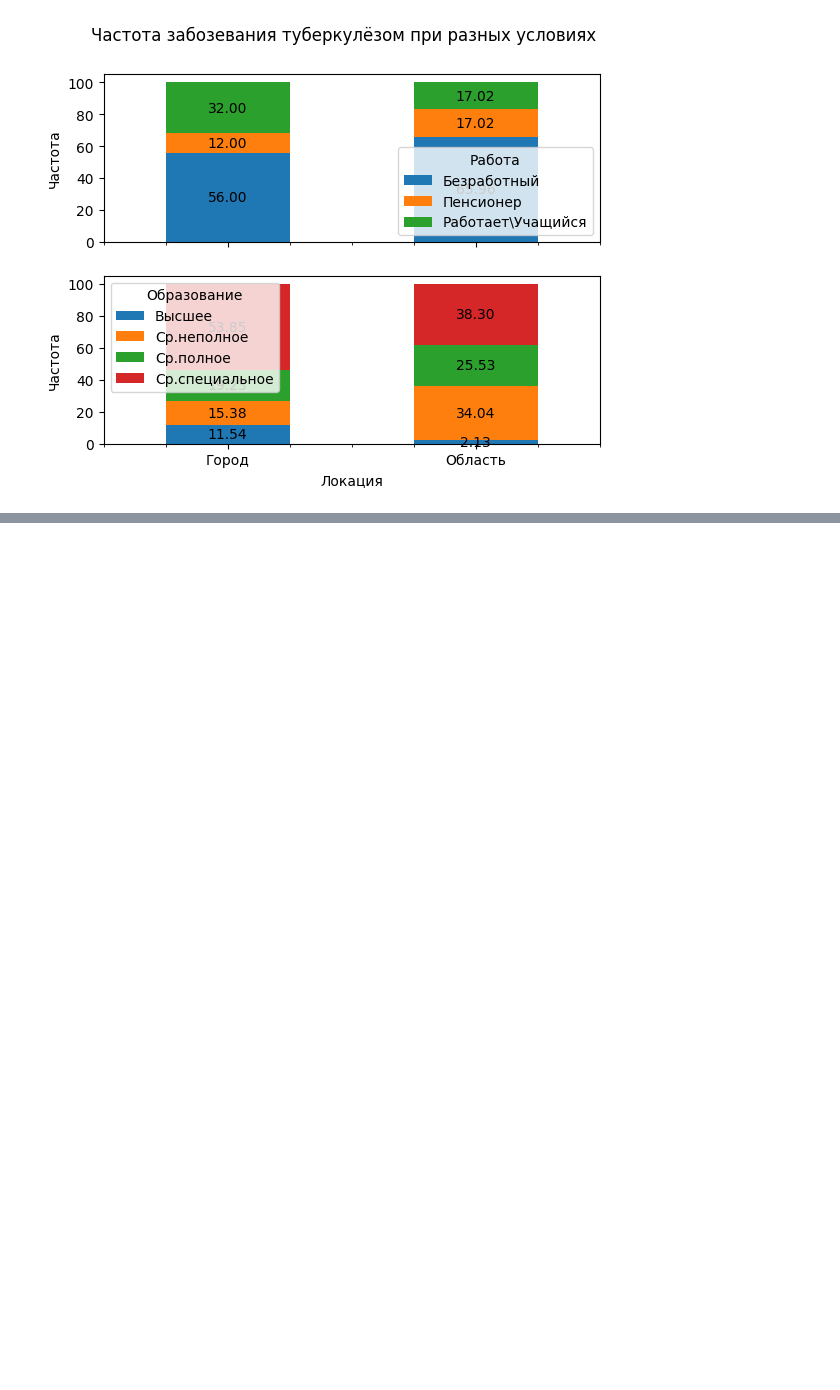
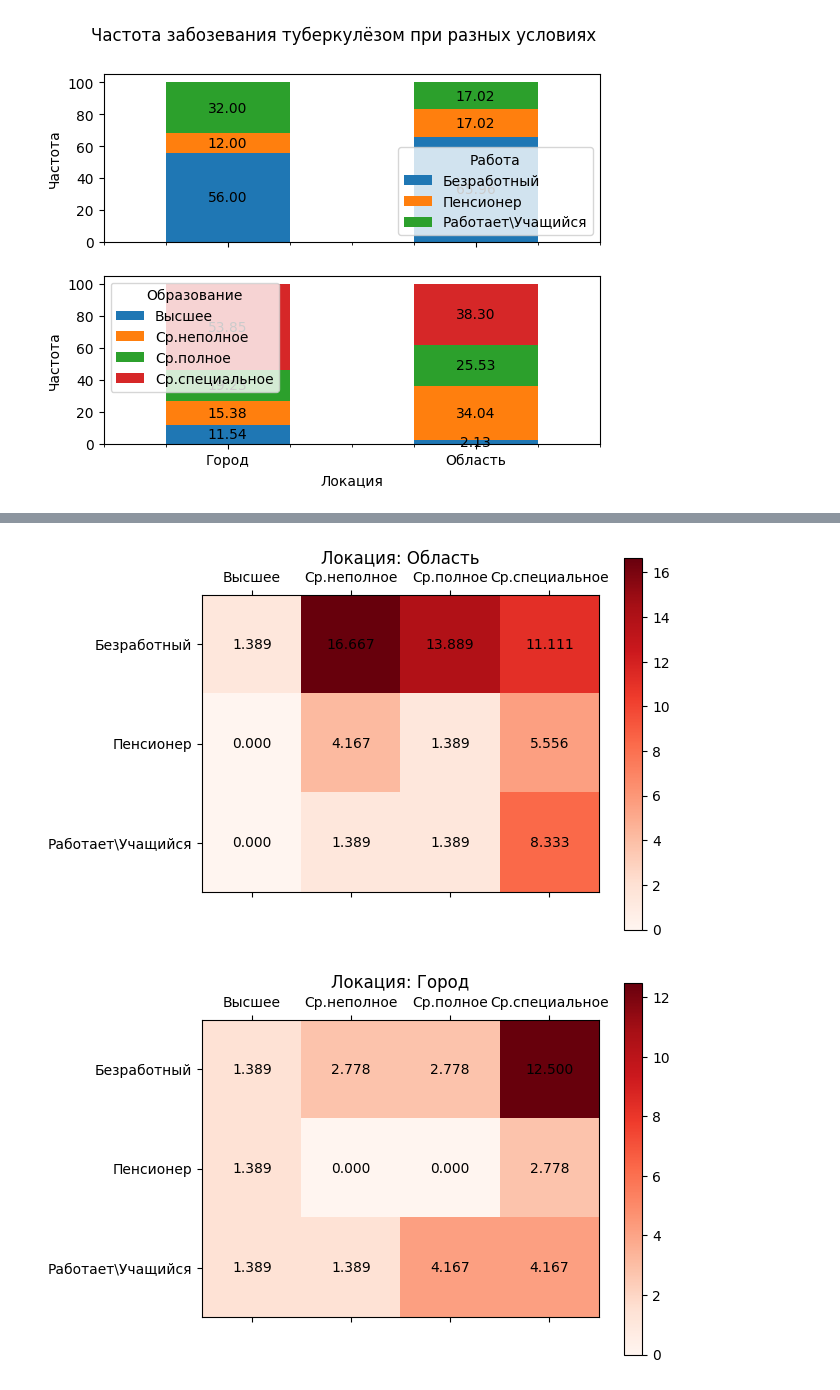
Before and after one commit to D-314/cyber-tuber, a Jupyter notebook: processing.ipynb, the cells around one changed output, grey strips where cells are left out. Saved outputs shown, nothing was run; the diff lists cells and outputs as text; code cells hidden in the pictures; blank space fills up the shorter version.

```diff
--- a/processing.ipynb
+++ b/processing.ipynb
@@ -98,0 +145,23 @@ plt.show()
+# %%
+freqs = df.groupby(['Локация', 'Работа', 'Образование']).size()
+
+# Получение нормализованных частот
+norm_freqs = 100 * freqs / freqs.sum()
+
+# Построение двухмерных графиков
+for loc in df['Локация'].dropna().unique():
+    subset = norm_freqs[loc]
+    subset = subset.unstack().fillna(0)
+    plt.matshow(subset, cmap='Reds')
+    plt.title(f'Локация: {loc}')
+    ax = plt.gca()
+    # Добавляем надписи
+    for (i, j), z in np.ndenumerate(subset):
+        ax.text(j, i, '{:0.3f}'.format(z), ha='center', va='center')
+    plt.xticks(range(len(subset.columns)), subset.columns)
+    plt.yticks(range(len(subset.index)), subset.index)
+    plt.colorbar()
+    plt.show()
+# %% [output]
+[figure, added]
+[figure, added]
```
Also changed, not shown: parts of 5 cells of this notebook.
